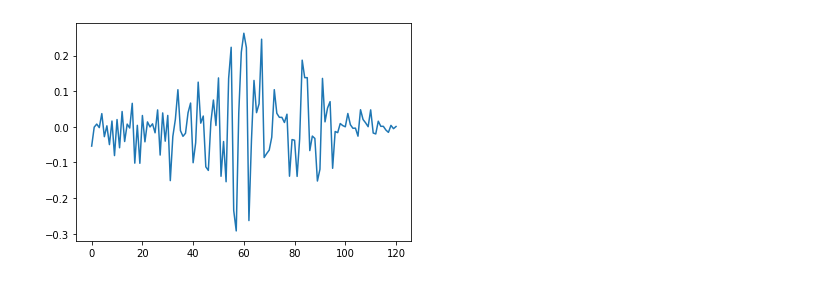
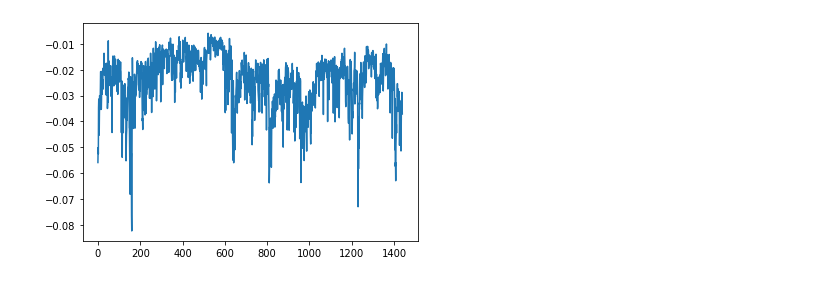
Before and after one commit to 2667schummr/gsp-lab2-svd-analysis-crypto, a Jupyter notebook: volume_svd_analysis.ipynb, the cells around one changed output. Cells and saved outputs as stored; diff of their text form; code cells hidden in the pictures.

```diff
--- a/volume_svd_analysis.ipynb
+++ b/volume_svd_analysis.ipynb
@@ -55,4 +45,5 @@ plt.plot(range(1440), u[:, 0]);
-# %%
-plt.plot(range(121), v_t[:, 0]);
-# %% [output]
-[figure, removed]
+# %%
+w = u[:, 0]
+plt.plot(range(len(w)), w);
+# %% [output]
+[figure, added]
```
Also changed, not shown: parts of 19 cells of this notebook, 1 other file.
